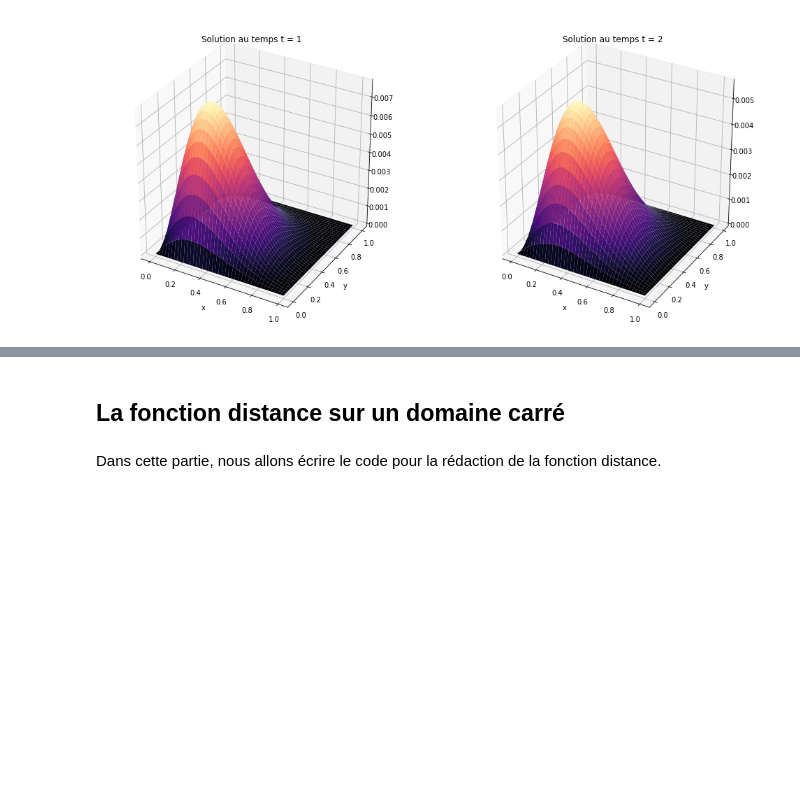
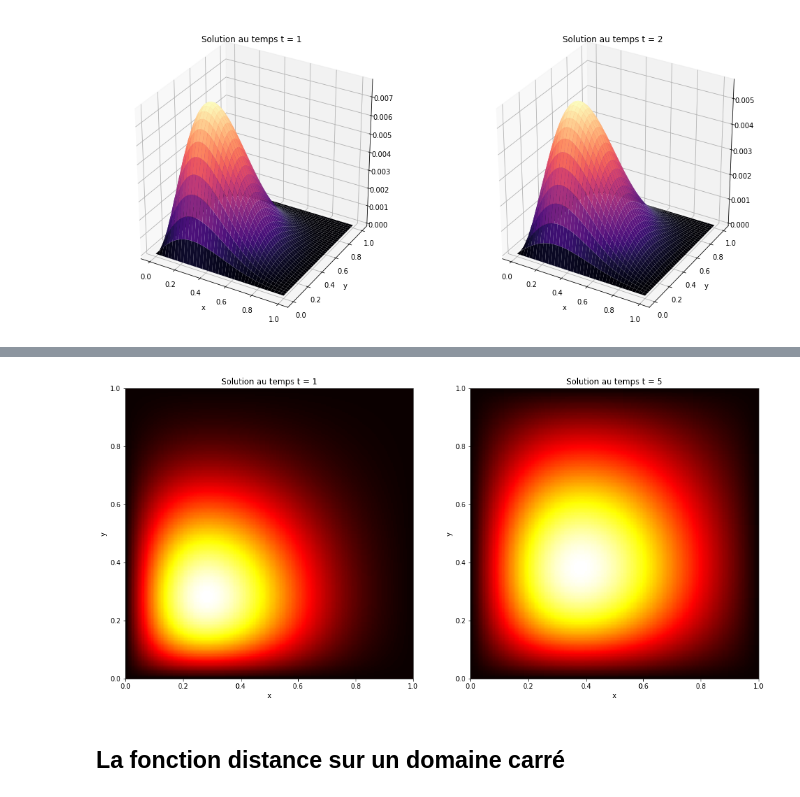
Before and after one commit to ThomasPhilibert0/cours, a Jupyter notebook: GTT/RAPPORT/EQ_CHALEUR.ipynb, the cells around one changed output, grey strips where cells are left out. Cells and saved outputs as stored; diff of their text form; code cells hidden in the pictures; blank space fills up the shorter version.

Commit message:
--> fonction distance

```diff
--- a/GTT/RAPPORT/EQ_CHALEUR.ipynb
+++ b/GTT/RAPPORT/EQ_CHALEUR.ipynb
@@ -338,4 +346,35 @@ Nous pouvons donc conclure que notre approximation est bonne.
+# %%
+N = 200
+
+x = np.linspace(0,1,N+1)
+y = np.linspace(0,1,N+1)
+
+#Création de la solution avec un temps à 2
+
+V = chaleur_ex(N,0.01,5)
+
+#Création de l'environnement pour la figure
+
+fig = plt.figure(figsize = [17,8])
+
+#Premier subplot pour la solution au temps = 1
+ax = fig.add_subplot(1,2,1)
+X,Y = np.meshgrid(x,y)
+ax.pcolormesh(X,Y,V[1,:].reshape(N+1,N+1) ,cmap='hot')
+plt.title("Solution au temps t = 1")
+plt.xlabel("x")
+plt.ylabel("y")
+
+#Second subplot pour la solution au temps = 2
+ax = fig.add_subplot(1,2,2)
+X,Y = np.meshgrid(x,y)
+ax.pcolormesh(X,Y,V[5,:].reshape(N+1,N+1) ,cmap='hot')
+plt.title("Solution au temps t = 5")
+plt.xlabel("x")
+plt.ylabel("y")
+
+plt.show()
+# %% [output]
+[figure, added]
 # %% [markdown]
 ## La fonction distance sur un domaine carré
-# %% [markdown]
-Dans cette partie, nous allons écrire le code pour la rédaction de la fonction distance.
```
Also changed, not shown: parts of 19 cells of this notebook, 1 other file.
